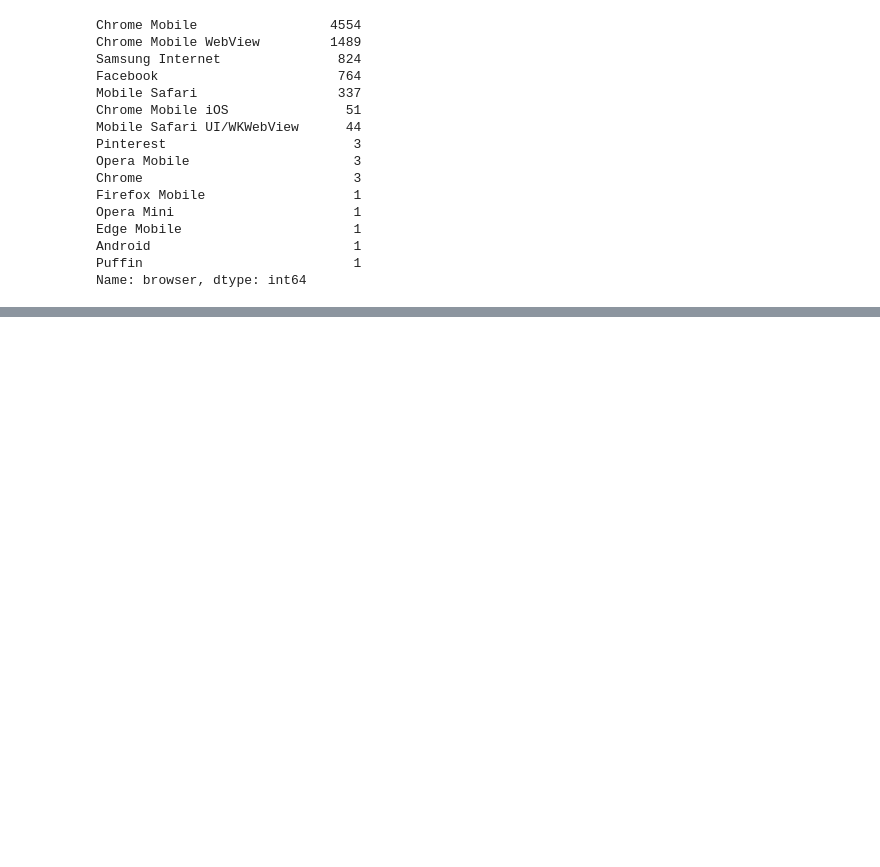
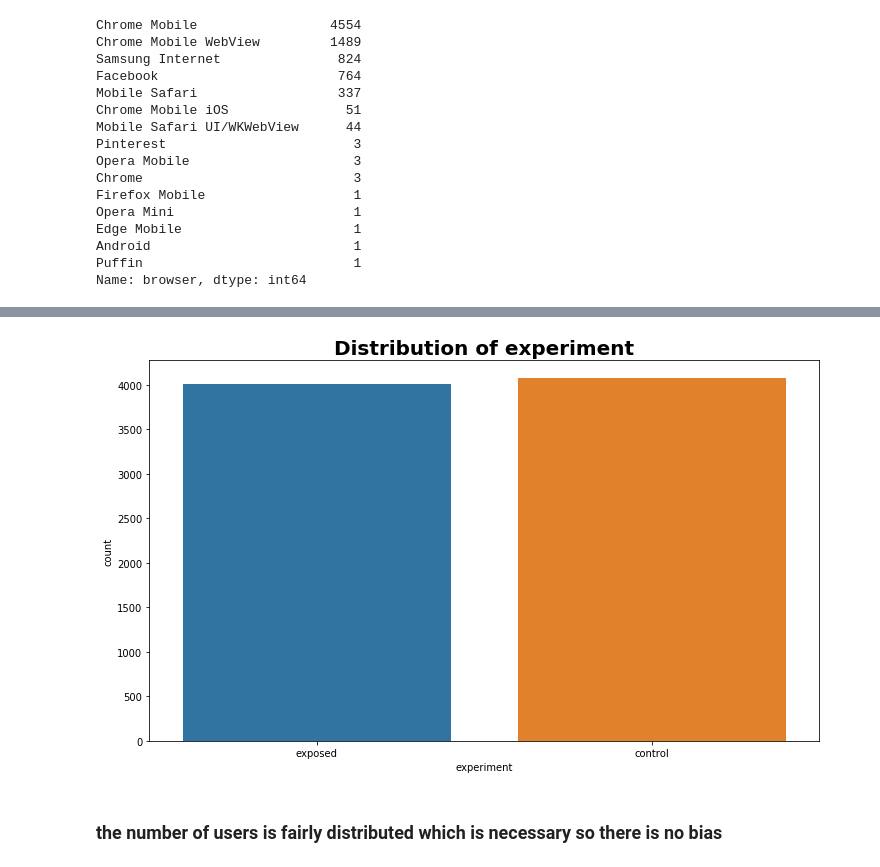
Before and after one commit to sam23121/abtest-mlops, a Jupyter notebook: notebooks/Untitled.ipynb, the cells around one changed output, grey strips where cells are left out. Cells and saved outputs as stored; diff of their text form; code cells hidden in the pictures; blank space fills up the shorter version.

```diff
--- a/notebooks/Untitled.ipynb
+++ b/notebooks/Untitled.ipynb
@@ -110,0 +187,6 @@ Name: browser, dtype: int64
+# %%
+plot_count(df, 'experiment')
+# %% [output]
+[figure, added]
+# %% [markdown]
+### the number of users is fairly distributed which is necessary so there is no bias
```
Also changed, not shown: parts of 13 cells of this notebook.
